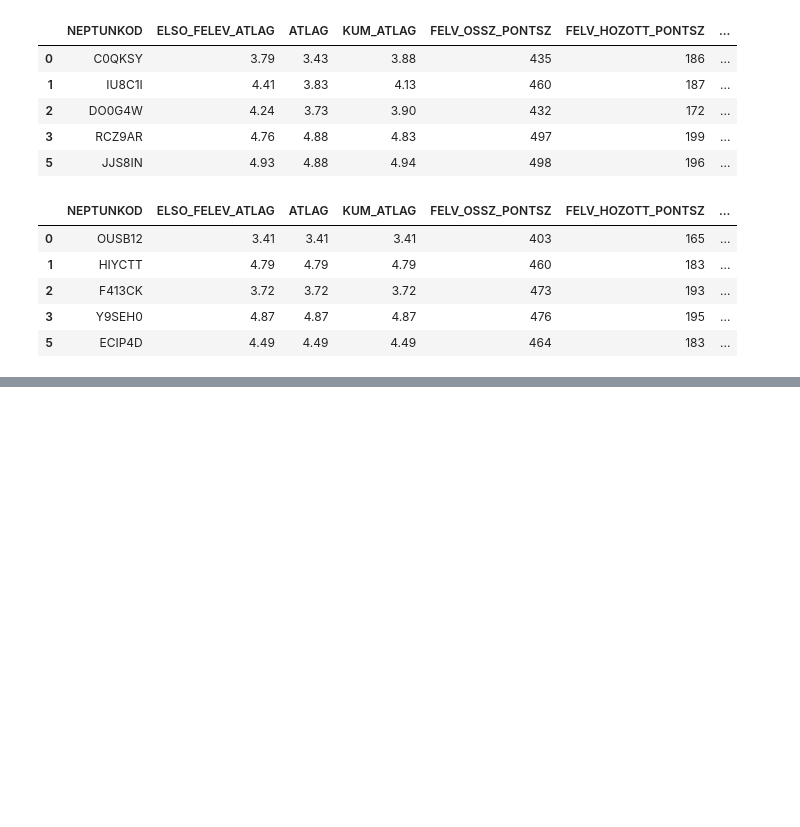
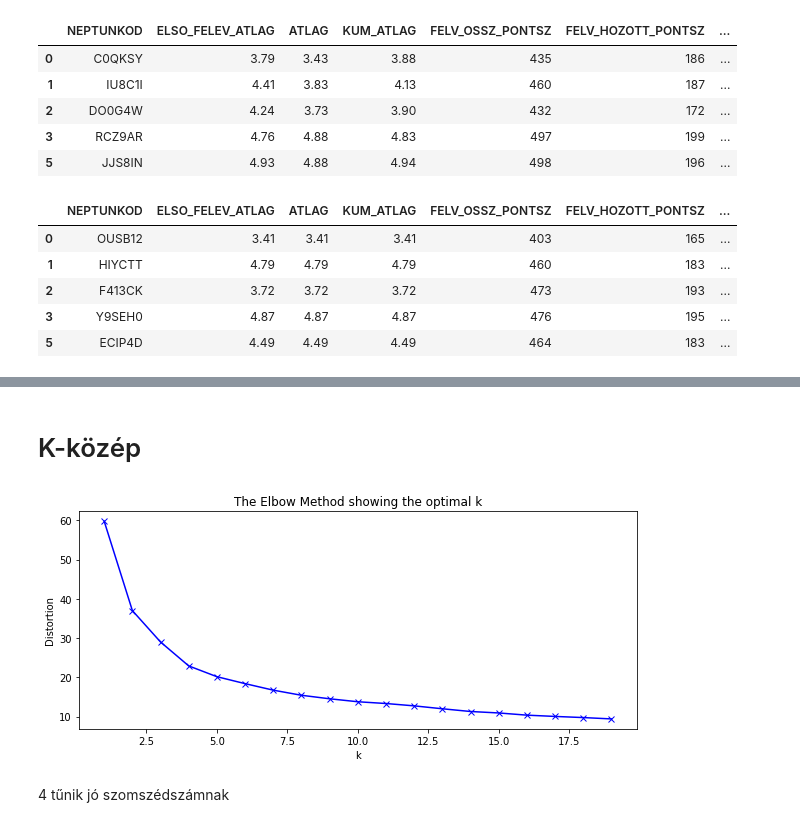
Before and after one commit to konderal333/-nkutfel, a Jupyter notebook: ONKUTFEL2/öngud.ipynb, the cells around one changed output, grey strips where cells are left out. Saved outputs shown, nothing was run; the diff lists cells and outputs as text; code cells hidden in the pictures; blank space fills up the shorter version.

```diff
--- a/ONKUTFEL2/öngud.ipynb
+++ b/ONKUTFEL2/öngud.ipynb
@@ -938,0 +935,21 @@ print(klacter_21.shape, klacter_20.shape, klacter_19.shape, klacter_18.shape)
+# %%
+from sklearn.preprocessing import MinMaxScaler
+scaler = MinMaxScaler()
+# %%
+klacter_18_scaled = pd.DataFrame(scaler.fit_transform(klacter_18[list(klacter_18.columns[1:])]), columns = list(klacter_18.columns[1:]))
+klacter_18_scaled= klacter_18_scaled.set_index(klacter_18.index, drop=True, append=False, inplace=False, verify_integrity=False)
+klacter_18_scaled.insert(0, 'NEPTUNKOD', klacter_18['NEPTUNKOD'])
+
+klacter_19_scaled = pd.DataFrame(scaler.fit_transform(klacter_19[list(klacter_19.columns[1:])]), columns = list(klacter_19.columns[1:]))
+klacter_19_scaled= klacter_19_scaled.set_index(klacter_19.index, drop=True, append=False, inplace=False, verify_integrity=False)
+klacter_19_scaled.insert(0, 'NEPTUNKOD', klacter_19['NEPTUNKOD'])
+
+klacter_20_scaled = pd.DataFrame(scaler.fit_transform(klacter_20[list(klacter_20.columns[1:])]), columns = list(klacter_20.columns[1:]))
+klacter_20_scaled= klacter_20_scaled.set_index(klacter_20.index, drop=True, append=False, inplace=False, verify_integrity=False)
+klacter_20_scaled.insert(0, 'NEPTUNKOD', klacter_20['NEPTUNKOD'])
+
+klacter_21_scaled = pd.DataFrame(scaler.fit_transform(klacter_21[list(klacter_21.columns[1:])]), columns = list(klacter_21.columns[1:]))
+klacter_21_scaled= klacter_21_scaled.set_index(klacter_21.index, drop=True, append=False, inplace=False, verify_integrity=False)
+klacter_21_scaled.insert(0, 'NEPTUNKOD', klacter_21['NEPTUNKOD'])
+# %% [markdown]
+# K-közép
@@ -938,0 +958,21 @@ print(klacter_21.shape, klacter_20.shape, klacter_19.shape, klacter_18.shape)
+# %%
+df = klacter_18_scaled[list(klacter_18_scaled.columns)[1:]]
+# %%
+distortions = []
+K = range(1,20)
+
+for k in K:
+    kmeanModel = KMeans(n_clusters=k)
+    kmeanModel.fit(df)
+    distortions.append(kmeanModel.inertia_)
+
+plt.figure(figsize=(10,4))
+plt.plot(K, distortions, 'bx-')
+plt.xlabel('k')
+plt.ylabel('Distortion')
+plt.title('The Elbow Method showing the optimal k')
+plt.show()
+# %% [output]
+[figure, added]
+# %% [markdown]
+4 tűnik jó szomszédszámnak
```
Also changed, not shown: parts of 6 cells of this notebook.
